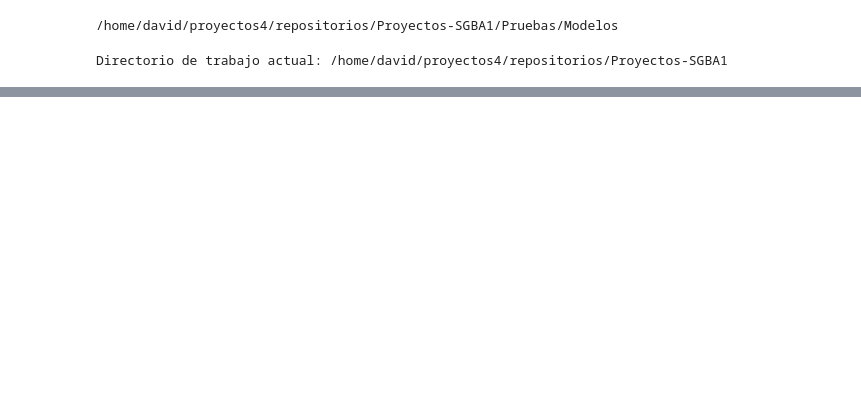
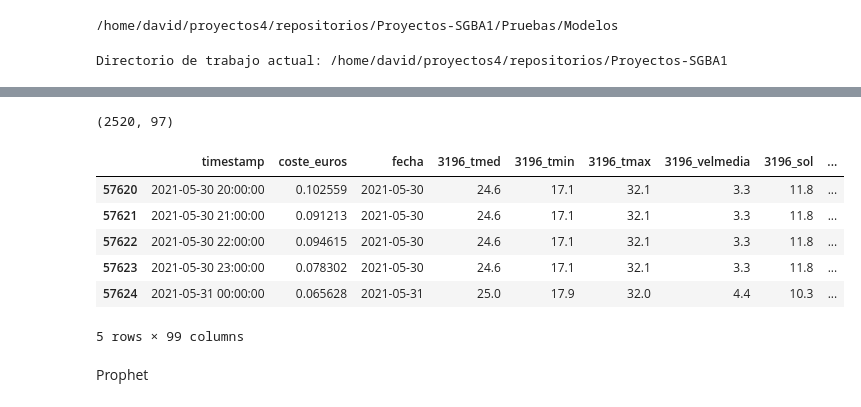
Before and after one commit to jortrux/Proyectos-SGBA1, a Jupyter notebook: Pruebas/Modelos/test_prediccion_precio_peninsula.ipynb, the cells around one changed output, grey strips where cells are left out. Drawn from its saved outputs; the diff is of its cells as text; code cells hidden in the pictures; blank space fills up the shorter version.

```diff
--- a/Pruebas/Modelos/test_prediccion_precio_peninsula.ipynb
+++ b/Pruebas/Modelos/test_prediccion_precio_peninsula.ipynb
@@ -262,0 +97,25 @@ Electricidad y clima Barcelona:
+# %%
+print(df_climas.shape)
+# %% [output]
+(2520, 97)
+# %%
+# Convert timestamp to datetime if it's not already
+df_precios['timestamp'] = pd.to_datetime(df_precios['timestamp'])
+
+# Extract date part and create a new column for merging
+df_precios['fecha'] = pd.to_datetime(df_precios['timestamp'].dt.date)
+
+# Juntar los datos de precio y clima
+df = pd.merge(df_precios, df_climas, on='fecha', how='inner')
+# %%
+df.tail()
+# %% [output]
+|  | timestamp | coste_euros | fecha | 3196_tmed | 3196_tmin | 3196_tmax | 3196_velmedia | 3196_sol | ... |
+| 57620 | 2021-05-30 20:00:00 | 0.102559 | 2021-05-30 | 24.6 | 17.1 | 32.1 | 3.3 | 11.8 | ... |
+| 57621 | 2021-05-30 21:00:00 | 0.091213 | 2021-05-30 | 24.6 | 17.1 | 32.1 | 3.3 | 11.8 | ... |
+| 57622 | 2021-05-30 22:00:00 | 0.094615 | 2021-05-30 | 24.6 | 17.1 | 32.1 | 3.3 | 11.8 | ... |
+| 57623 | 2021-05-30 23:00:00 | 0.078302 | 2021-05-30 | 24.6 | 17.1 | 32.1 | 3.3 | 11.8 | ... |
+| 57624 | 2021-05-31 00:00:00 | 0.065628 | 2021-05-31 | 25.0 | 17.9 | 32.0 | 4.4 | 10.3 | ... |
+5 rows × 99 columns
+# %% [markdown]
+Prophet
```
Also changed, not shown: parts of 32 cells of this notebook, 1 other file.
